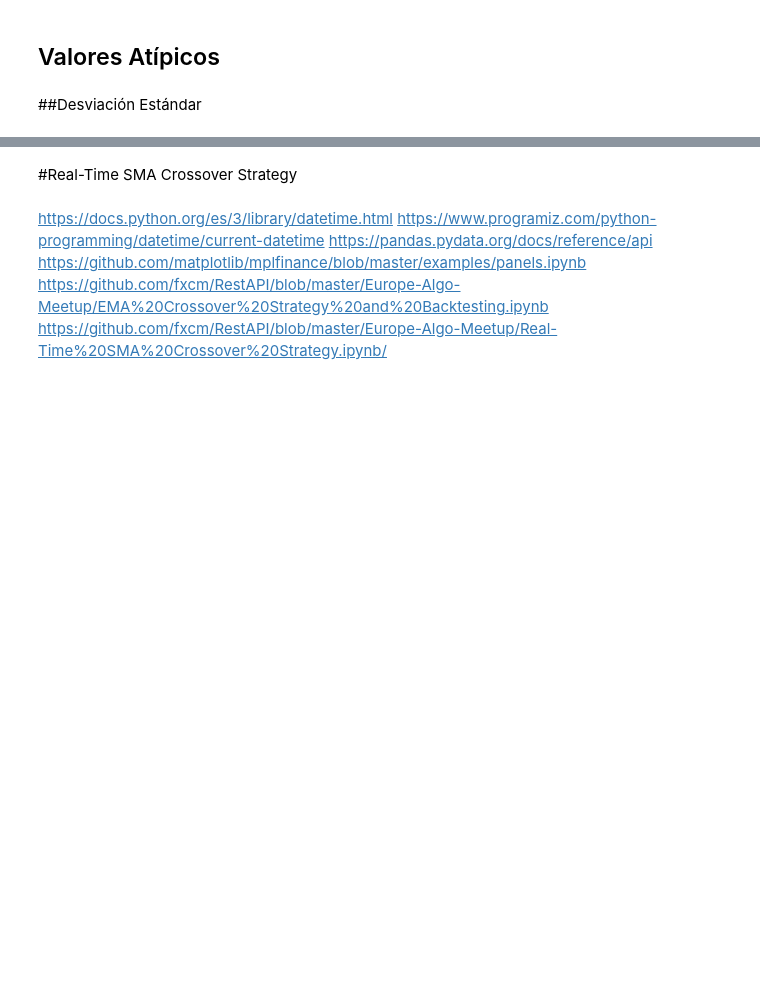
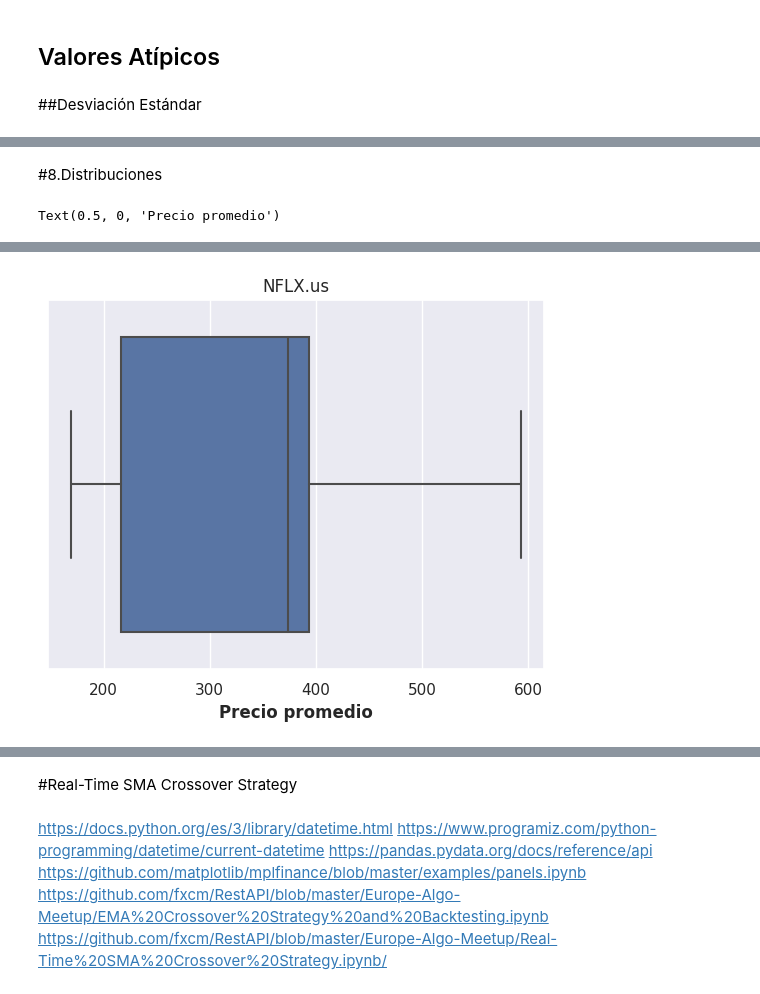
Before and after one commit to calosos/py_resumenes_codigos, a Jupyter notebook: Trading_analysis.ipynb, the cells around one changed output, grey strips where cells are left out. Drawn from its saved outputs; the diff is of its cells as text; code cells hidden in the pictures; blank space fills up the shorter version.

```diff
--- a/Trading_analysis.ipynb
+++ b/Trading_analysis.ipynb
@@ -354,0 +436,9 @@ NameError: ignored
+# %% [markdown]
+#8.Distribuciones
+# %%
+sns.set(style="darkgrid");
+ax=sns.boxplot(x=candles_bid["Mid"]);
+ax.set_title(f'{instrument}')
+ax.set_xlabel('Precio promedio')
+# %% [output]
+Text(0.5, 0, 'Precio promedio')
@@ -354,0 +446 @@ NameError: ignored
+[figure, added]
```
Also changed, not shown: parts of 80 cells of this notebook.
